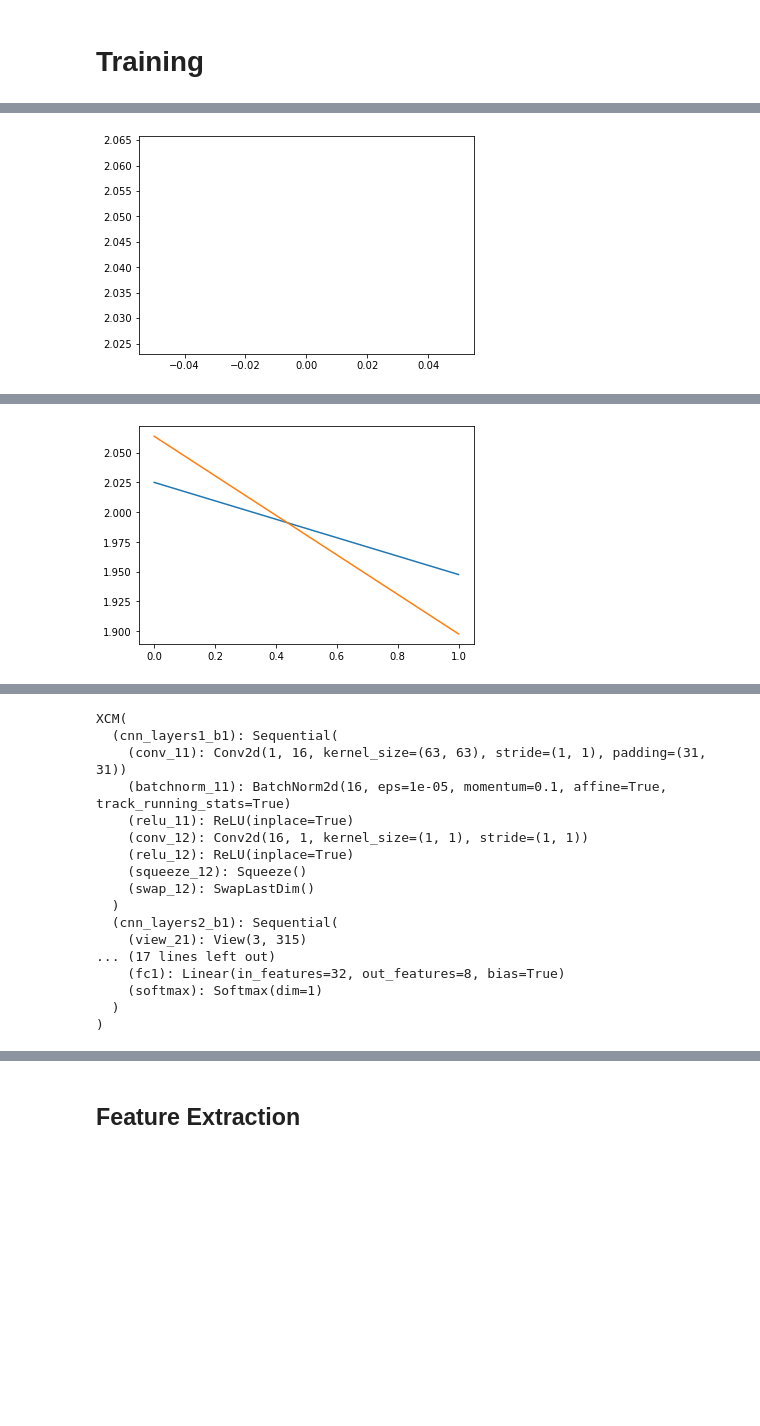
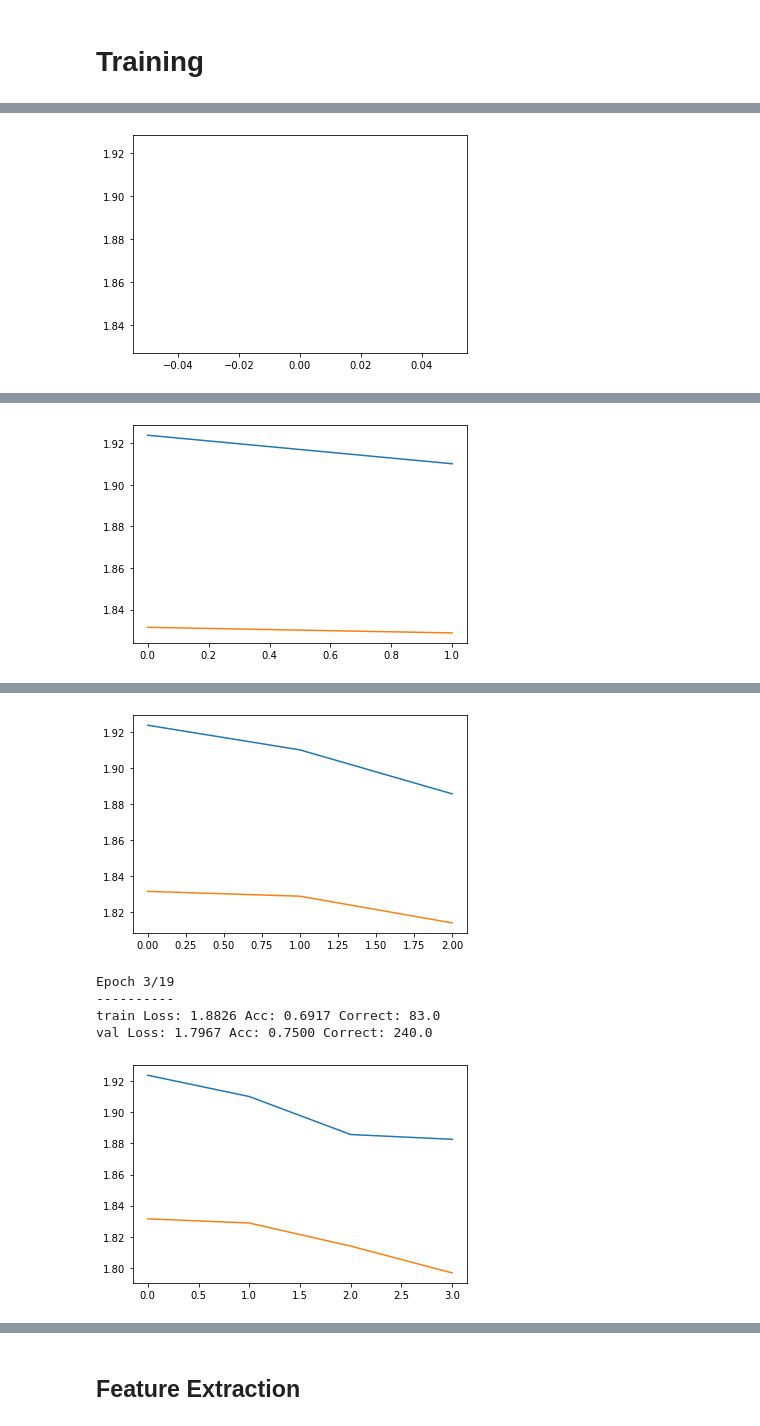
Before and after one commit to duyanhpham-brs/XAI-Multivariate-Time-Series, a Jupyter notebook: XAI_models_evaluation.ipynb, the cells around one changed output, grey strips where cells are left out. Saved outputs shown, nothing was run; the diff lists cells and outputs as text; code cells hidden in the pictures; blank space fills up the shorter version.

```diff
--- a/XAI_models_evaluation.ipynb
+++ b/XAI_models_evaluation.ipynb
@@ -151,5 +151,5 @@ criterion = nn.CrossEntropyLoss()
 optimizer_ft = torch.optim.Adam(model.parameters(), lr=1.5e-4)
 exp_lr_scheduler = torch.optim.lr_scheduler.StepLR(optimizer_ft, step_size=10, gamma=0.1)
 
-train_model(model, criterion, optimizer_ft, exp_lr_scheduler, dataloaders, datasets_size, 2)
+train_model(model, criterion, optimizer_ft, exp_lr_scheduler, dataloaders, datasets_size, 20)
 # %% [output]
@@ -160 +160 @@ val Loss: 2.0638 Acc: 0.4375 Correct: 140.0
-[figure, old version]
+[figure, new version]
@@ -165 +165 @@ val Loss: 1.8975 Acc: 0.7188 Correct: 230.0
-[figure, old version]
+[figure, new version]
@@ -168,17 +170,6 @@ Best val Acc: 0.718750
+[figure, added]
-XCM(
-  (cnn_layers1_b1): Sequential(
-    (conv_11): Conv2d(1, 16, kernel_size=(63, 63), stride=(1, 1), padding=(31, 31))
-    (batchnorm_11): BatchNorm2d(16, eps=1e-05, momentum=0.1, affine=True, track_running_stats=True)
-    (relu_11): ReLU(inplace=True)
-    (conv_12): Conv2d(16, 1, kernel_size=(1, 1), stride=(1, 1))
-    (relu_12): ReLU(inplace=True)
-    (squeeze_12): Squeeze()
-    (swap_12): SwapLastDim()
-  )
-  (cnn_layers2_b1): Sequential(
-    (view_21): View(3, 315)
-... (17 lines left out)
-    (fc1): Linear(in_features=32, out_features=8, bias=True)
-    (softmax): Softmax(dim=1)
-  )
-)
+Epoch 3/19
+----------
+train Loss: 1.8826 Acc: 0.6917 Correct: 83.0
+val Loss: 1.7967 Acc: 0.7500 Correct: 240.0
+[figure, added]
```
Also changed, not shown: parts of 16 cells of this notebook, 4 other files.
